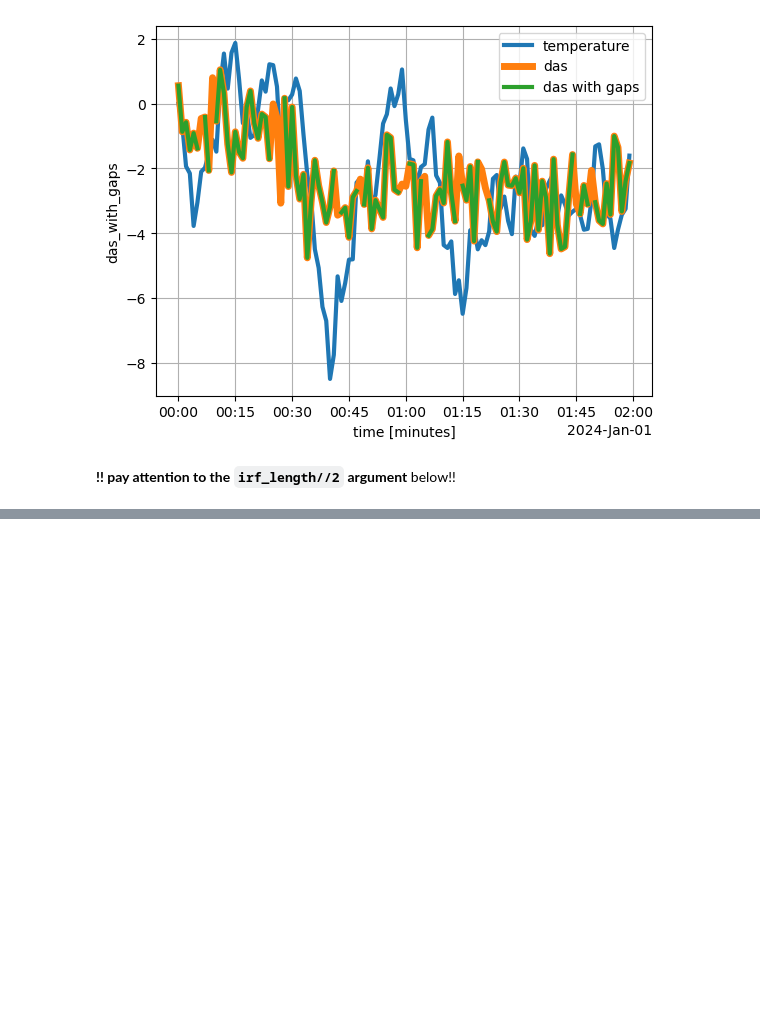
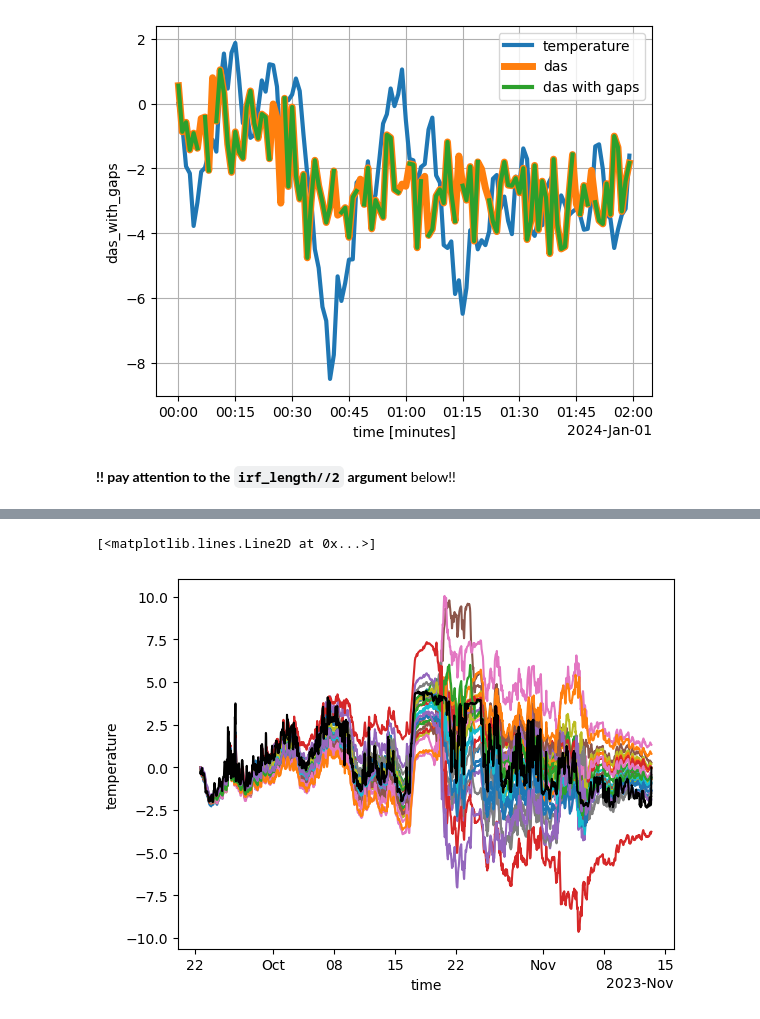
Before and after one commit to apatlpo/das_work, a Jupyter notebook: das/IRF_inference.ipynb, the cells around one changed output, grey strips where cells are left out. Cells and saved outputs as stored; diff of their text form; code cells hidden in the pictures; blank space fills up the shorter version.

```diff
--- a/das/IRF_inference.ipynb
+++ b/das/IRF_inference.ipynb
@@ -429,0 +460,11 @@ ax.grid()
+# %%
+# subsample at 10 min
+das10 = das.resample(time="10min").median()
+te10 = te.resample(time="10min").median()
+# %%
+fig, ax = plt.subplots(1,1)
+(das10/10_000).plot.line(ax=ax, hue="distance", add_legend=False);
+te10.plot(ax=ax, color="k")
+# %% [output]
+[<matplotlib.lines.Line2D at 0x...>]
+[figure, added]
```
Also changed, not shown: parts of 29 cells of this notebook, 5 other files.
